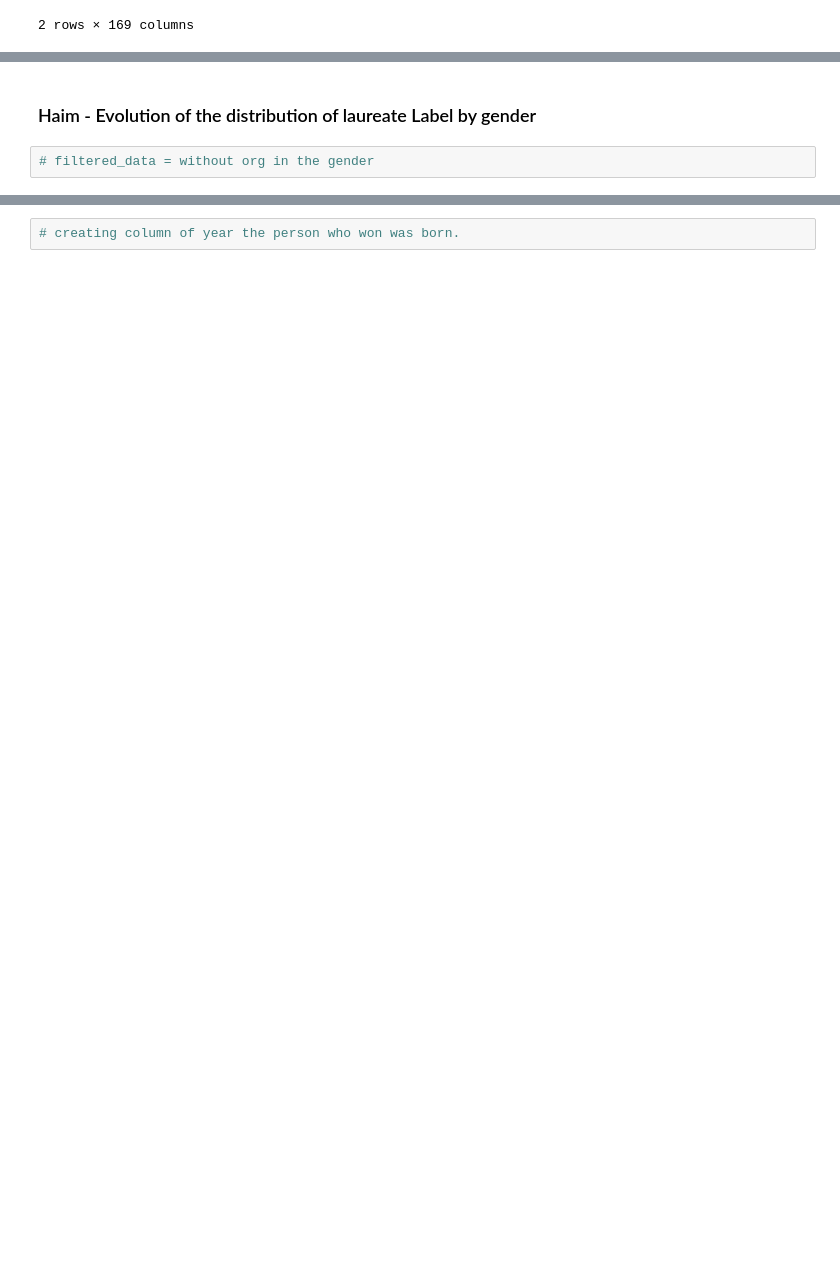
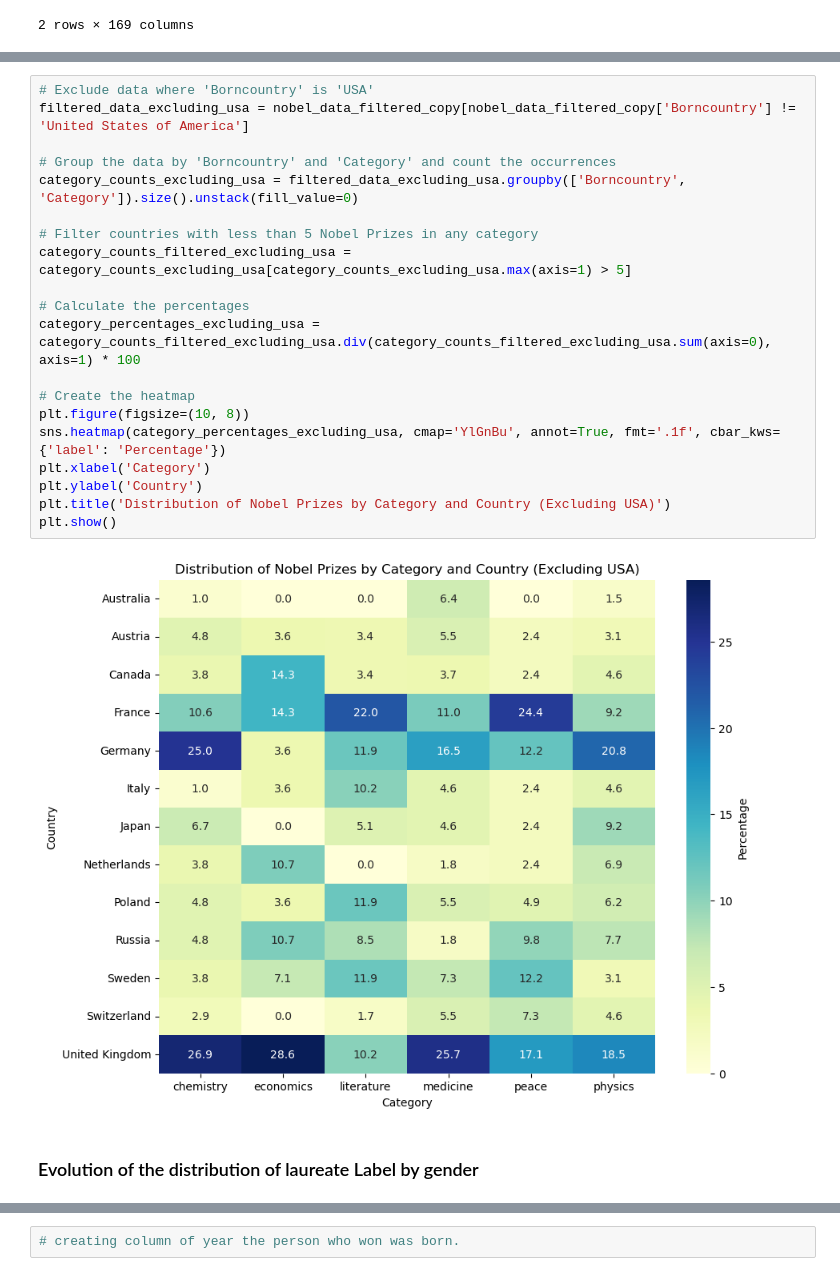
Before and after one commit to SarahB21/Project2024, a Jupyter notebook: ProjectLabelLaureate.ipynb, the cells around one changed output, grey strips where cells are left out. Drawn from its saved outputs; the diff is of its cells as text; blank space fills up the shorter version.

```diff
--- a/ProjectLabelLaureate.ipynb
+++ b/ProjectLabelLaureate.ipynb
@@ -324,5 +382,25 @@ plt.show()
+# %%
+# Exclude data where 'Borncountry' is 'USA'
+filtered_data_excluding_usa = nobel_data_filtered_copy[nobel_data_filtered_copy['Borncountry'] != 'United States of America']
+
+# Group the data by 'Borncountry' and 'Category' and count the occurrences
+category_counts_excluding_usa = filtered_data_excluding_usa.groupby(['Borncountry', 'Category']).size().unstack(fill_value=0)
+
+# Filter countries with less than 5 Nobel Prizes in any category
+category_counts_filtered_excluding_usa = category_counts_excluding_usa[category_counts_excluding_usa.max(axis=1) > 5]
+
+# Calculate the percentages
+category_percentages_excluding_usa = category_counts_filtered_excluding_usa.div(category_counts_filtered_excluding_usa.sum(axis=0), axis=1) * 100
+
+# Create the heatmap
+plt.figure(figsize=(10, 8))
+sns.heatmap(category_percentages_excluding_usa, cmap='YlGnBu', annot=True, fmt='.1f', cbar_kws={'label': 'Percentage'})
+plt.xlabel('Category')
+plt.ylabel('Country')
+plt.title('Distribution of Nobel Prizes by Category and Country (Excluding USA)')
+plt.show()
+# %% [output]
+[figure, added]
 # %% [markdown]
-### Haim -  Evolution of the distribution of laureate Label by gender
+### Evolution of the distribution of laureate Label by gender
-# %%
-# filtered_data = without org in the gender
 # %%
```
Also changed, not shown: parts of 45 cells of this notebook.
